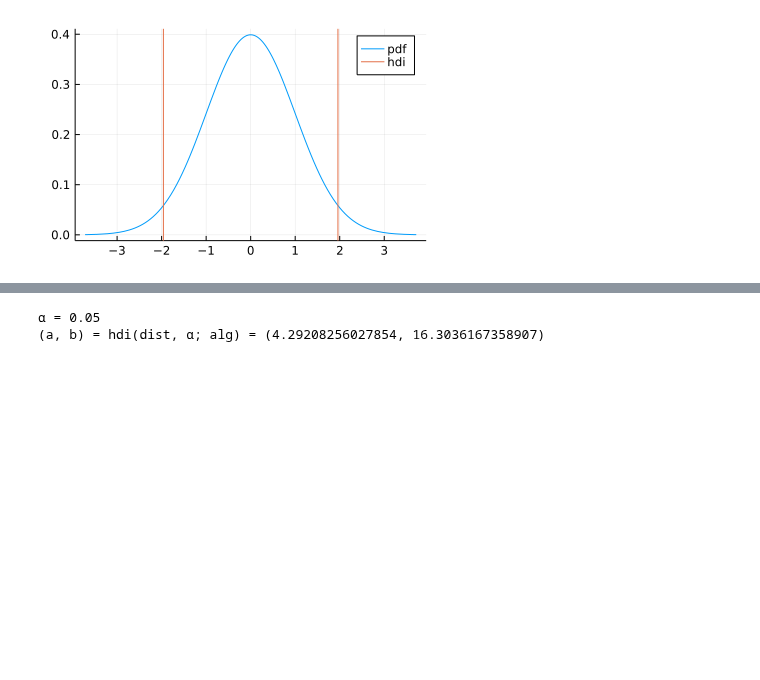
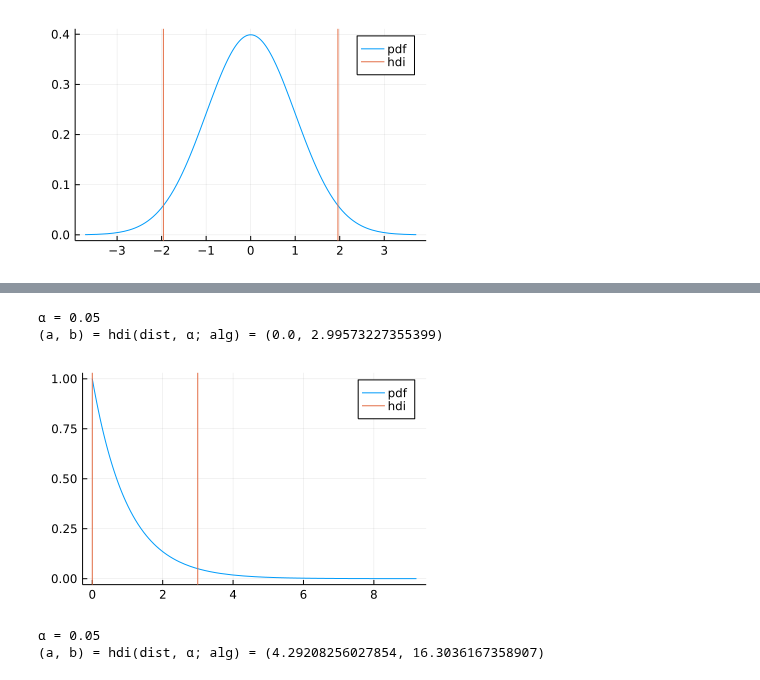
Before and after one commit to genkuroki/public, a Jupyter notebook: 0034/HDI - highest density interval.ipynb, the cells around one changed output, grey strips where cells are left out. Drawn from its saved outputs; the diff is of its cells as text; code cells hidden in the pictures; blank space fills up the shorter version.

```diff
--- a/0034/HDI - highest density interval.ipynb
+++ b/0034/HDI - highest density interval.ipynb
@@ -134,3 +159,9 @@ plot_hdi(Gamma(2, 3); size=(640, 250))
+# %%
+plot_hdi(Exponential())
+# %% [output]
+α = 0.05
+(a, b) = hdi(dist, α; alg) = (0.0, 2.99573227355399)
+[figure, added]
 # %%
 plot_hdi(Gamma(10, 1))
 # %% [output]
```
Also changed, not shown: parts of 8 cells of this notebook, 1 other file.
